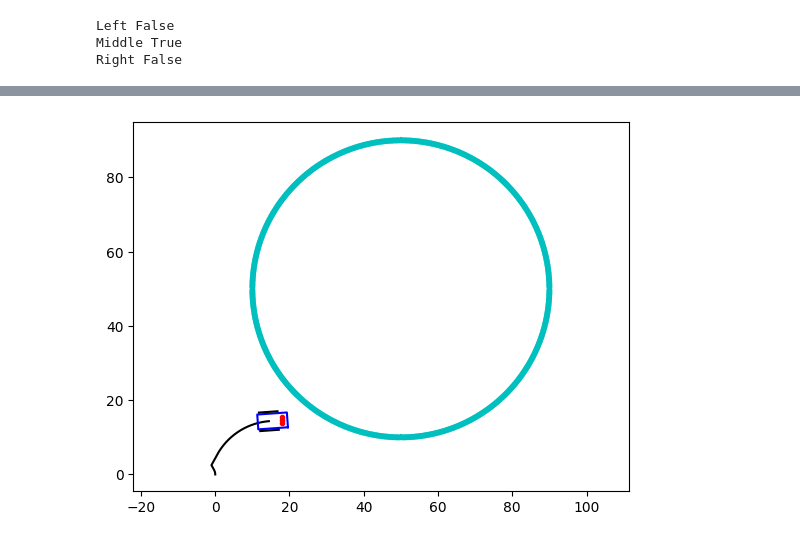
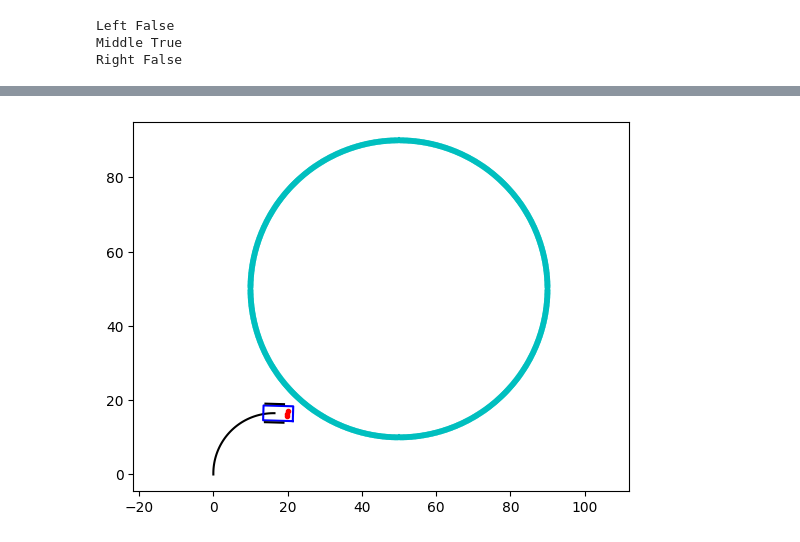
Before and after one commit to engmaths/SEMT10002_2024, a Jupyter notebook: consolidation_exercises/Week_05_robot/week_05_consolidation_robots.ipynb, the cells around one changed output, grey strips where cells are left out. Saved outputs shown, nothing was run; the diff lists cells and outputs as text; code cells hidden in the pictures.

```diff
--- a/consolidation_exercises/Week_05_robot/week_05_consolidation_robots.ipynb
+++ b/consolidation_exercises/Week_05_robot/week_05_consolidation_robots.ipynb
@@ -146,5 +196,6 @@ plot_path()
 # %%
-drive(20.0,15.0)
+reset_robot()
+drive(30.0,22.0)
 plot_path()
 # %% [output]
-[figure, old version]
+[figure, new version]
```
Also changed, not shown: parts of 17 cells of this notebook, 1 other file.
